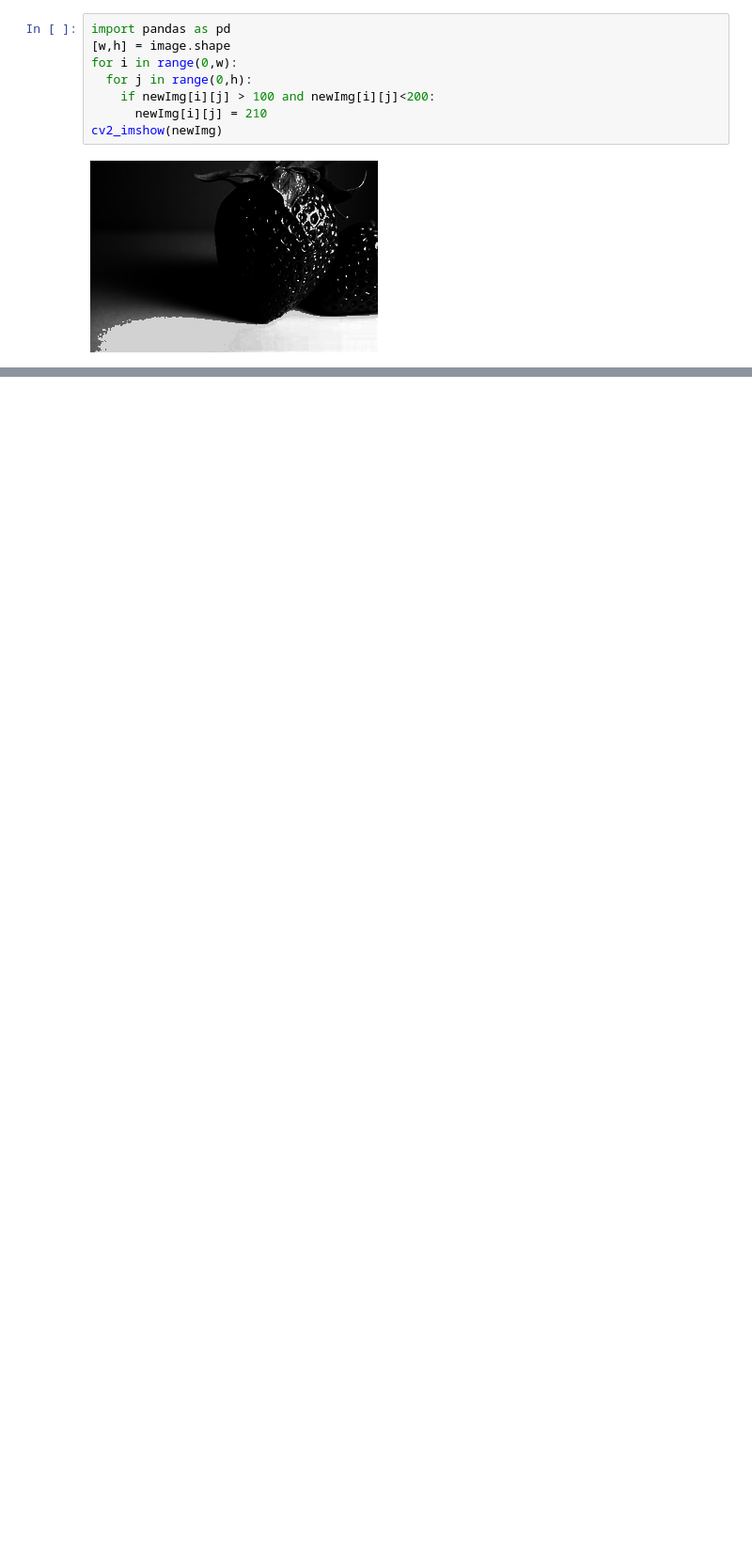
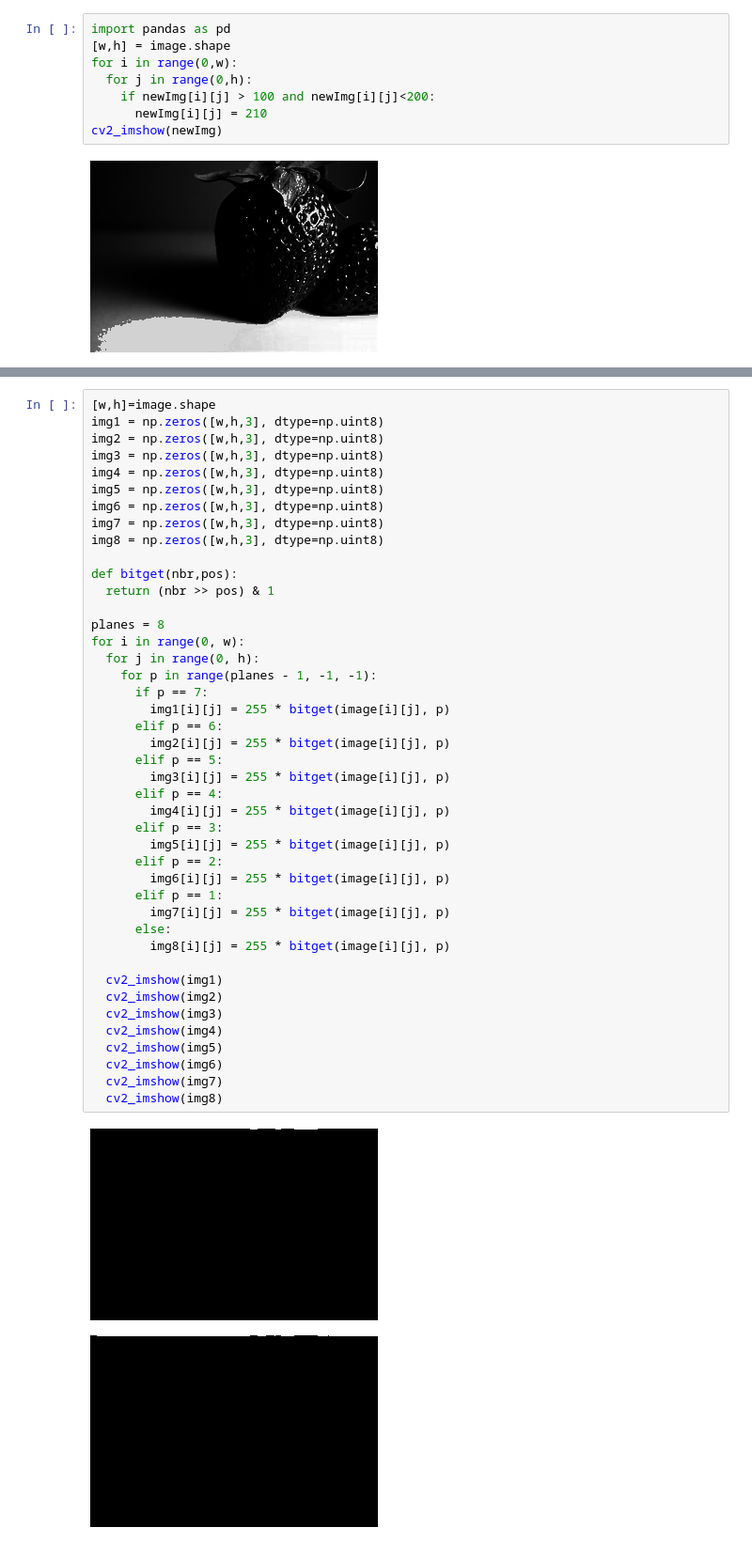
Before and after one commit to ojassuke12/imageprocessing, a Jupyter notebook: Untitled3.ipynb, the cells around one changed output, grey strips where cells are left out. Shown at 94% size. Cells and saved outputs as stored; diff of their text form; blank space fills up the shorter version.

```diff
--- a/Untitled3.ipynb
+++ b/Untitled3.ipynb
@@ -49,0 +56,46 @@ cv2_imshow(newImg)
+# %%
+[w,h]=image.shape
+img1 = np.zeros([w,h,3], dtype=np.uint8)
+img2 = np.zeros([w,h,3], dtype=np.uint8)
+img3 = np.zeros([w,h,3], dtype=np.uint8)
+img4 = np.zeros([w,h,3], dtype=np.uint8)
+img5 = np.zeros([w,h,3], dtype=np.uint8)
+img6 = np.zeros([w,h,3], dtype=np.uint8)
+img7 = np.zeros([w,h,3], dtype=np.uint8)
+img8 = np.zeros([w,h,3], dtype=np.uint8)
+
+def bitget(nbr,pos):
+  return (nbr >> pos) & 1
+
+planes = 8
+for i in range(0, w):
+  for j in range(0, h):
+    for p in range(planes - 1, -1, -1):
+      if p == 7:
+        img1[i][j] = 255 * bitget(image[i][j], p)
+      elif p == 6:
+        img2[i][j] = 255 * bitget(image[i][j], p)
+      elif p == 5:
+        img3[i][j] = 255 * bitget(image[i][j], p)
+      elif p == 4:
+        img4[i][j] = 255 * bitget(image[i][j], p)
+      elif p == 3:
+        img5[i][j] = 255 * bitget(image[i][j], p)
+      elif p == 2:
+        img6[i][j] = 255 * bitget(image[i][j], p)
+      elif p == 1:
+        img7[i][j] = 255 * bitget(image[i][j], p)
+      else:
+        img8[i][j] = 255 * bitget(image[i][j], p)
+
+  cv2_imshow(img1)
+  cv2_imshow(img2)
+  cv2_imshow(img3)
+  cv2_imshow(img4)
+  cv2_imshow(img5)
+  cv2_imshow(img6)
+  cv2_imshow(img7)
+  cv2_imshow(img8)
+# %% [output]
+[figure, added]
+[figure, added]
```
Also changed, not shown: parts of 4 cells of this notebook.
